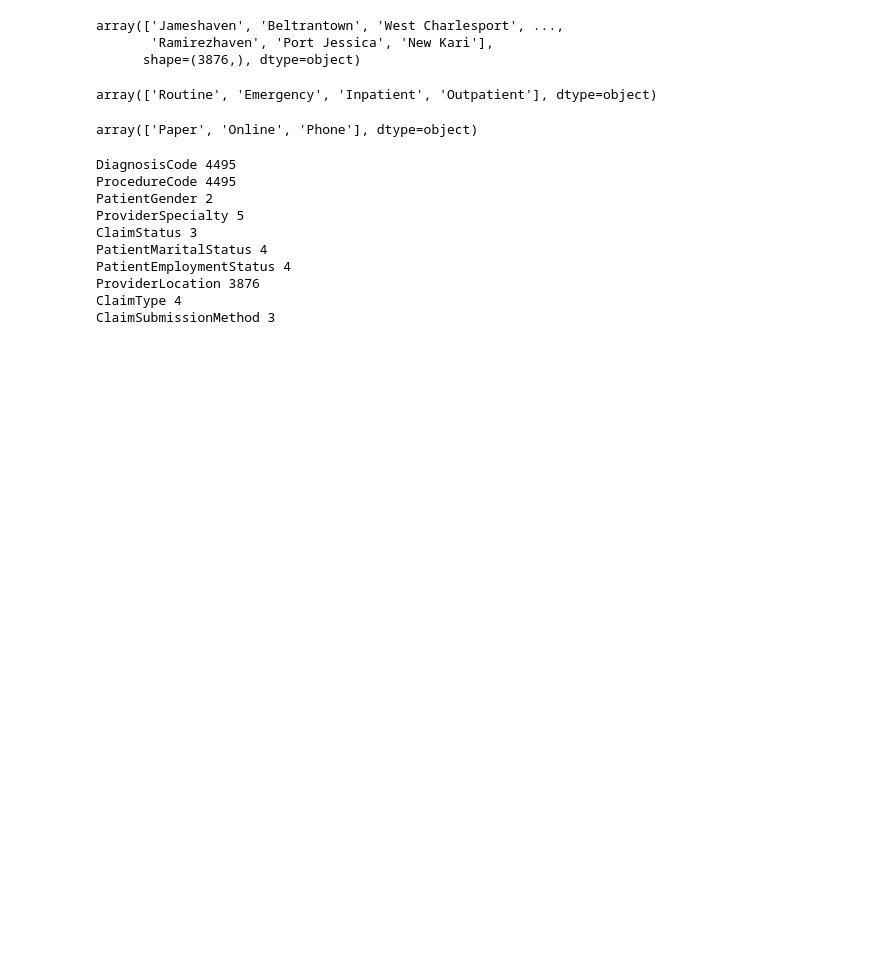
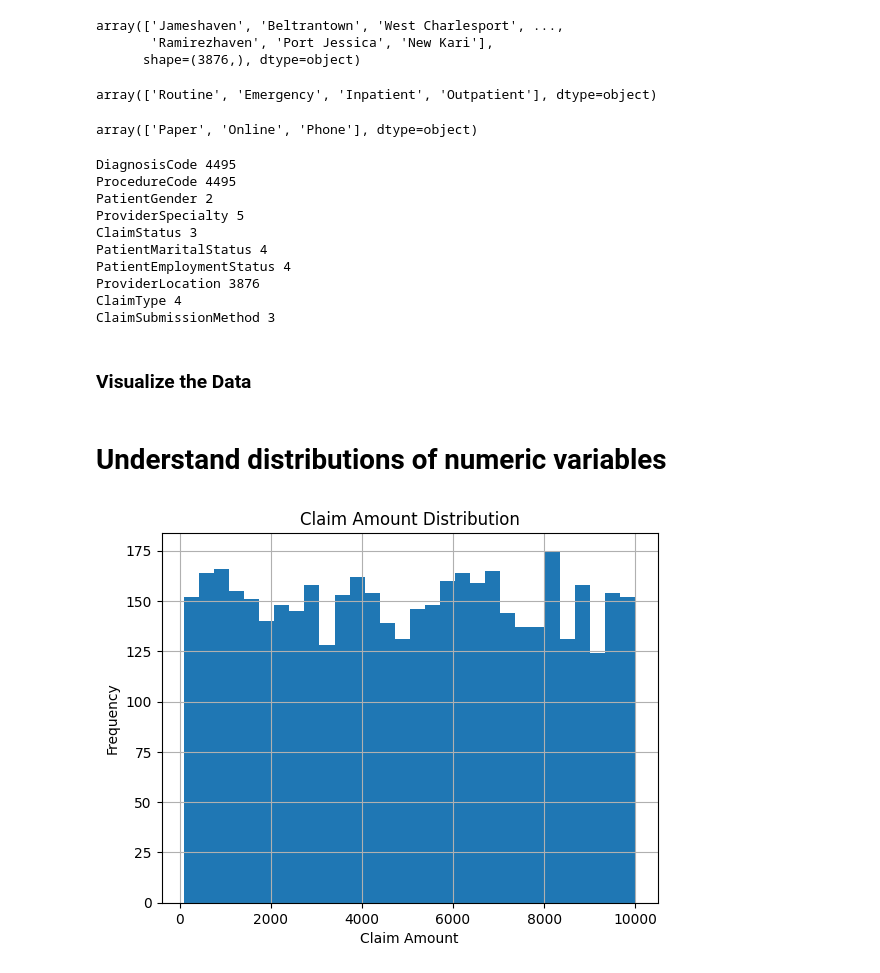
Before and after one commit to Bibek-Repository/US-Healthcare-Claims-Data-Analysis, a Jupyter notebook: EDA.ipynb, the cells around one changed output. Drawn from its saved outputs; the diff is of its cells as text; code cells hidden in the pictures; blank space fills up the shorter version.

Commit message:
Data Cleaning & Validation

```diff
--- a/EDA.ipynb
+++ b/EDA.ipynb
@@ -171,3 +174,16 @@ PatientEmploymentStatus 4
 ProviderLocation 3876
 ClaimType 4
 ClaimSubmissionMethod 3
+# %% [markdown]
+### Visualize the Data
+# %% [markdown]
+# Understand distributions of numeric variables
+# %%
+# Histogram
+df['ClaimAmount'].hist(bins=30)
+plt.title('Claim Amount Distribution')
+plt.xlabel('Claim Amount')
+plt.ylabel('Frequency')
+plt.show()
+# %% [output]
+[figure, added]
```
Also changed, not shown: parts of 27 cells of this notebook, 3 other files.
